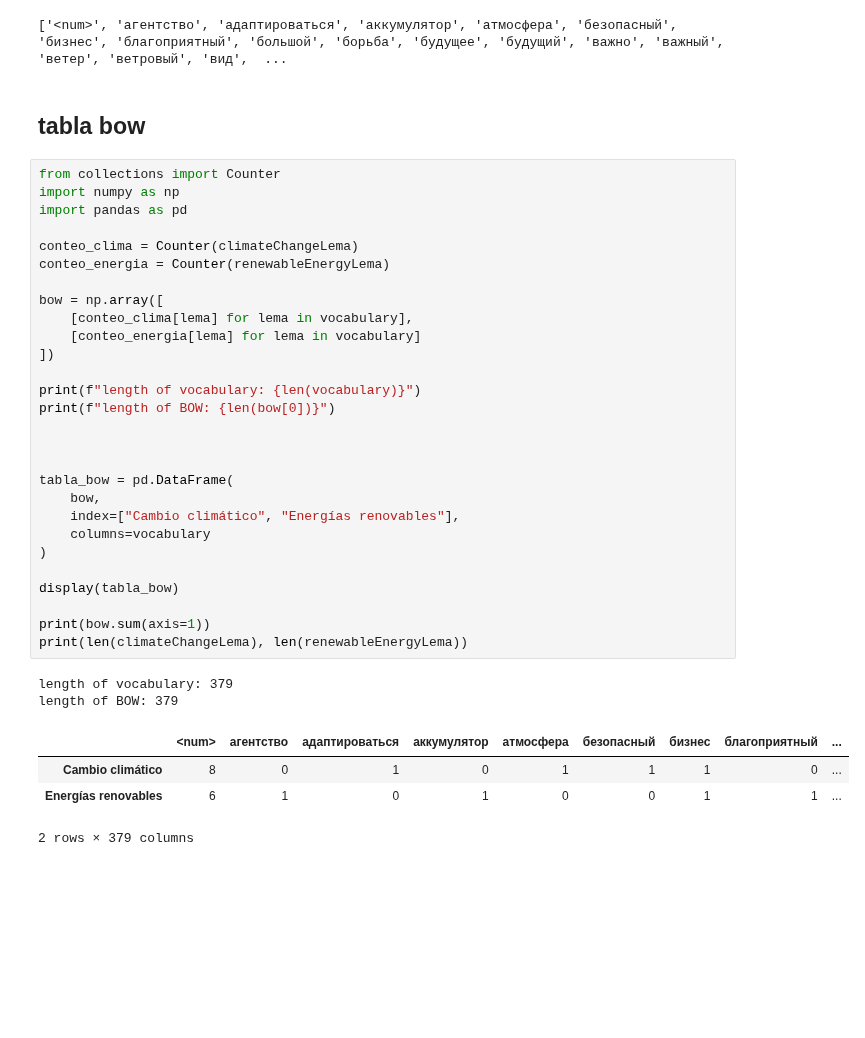
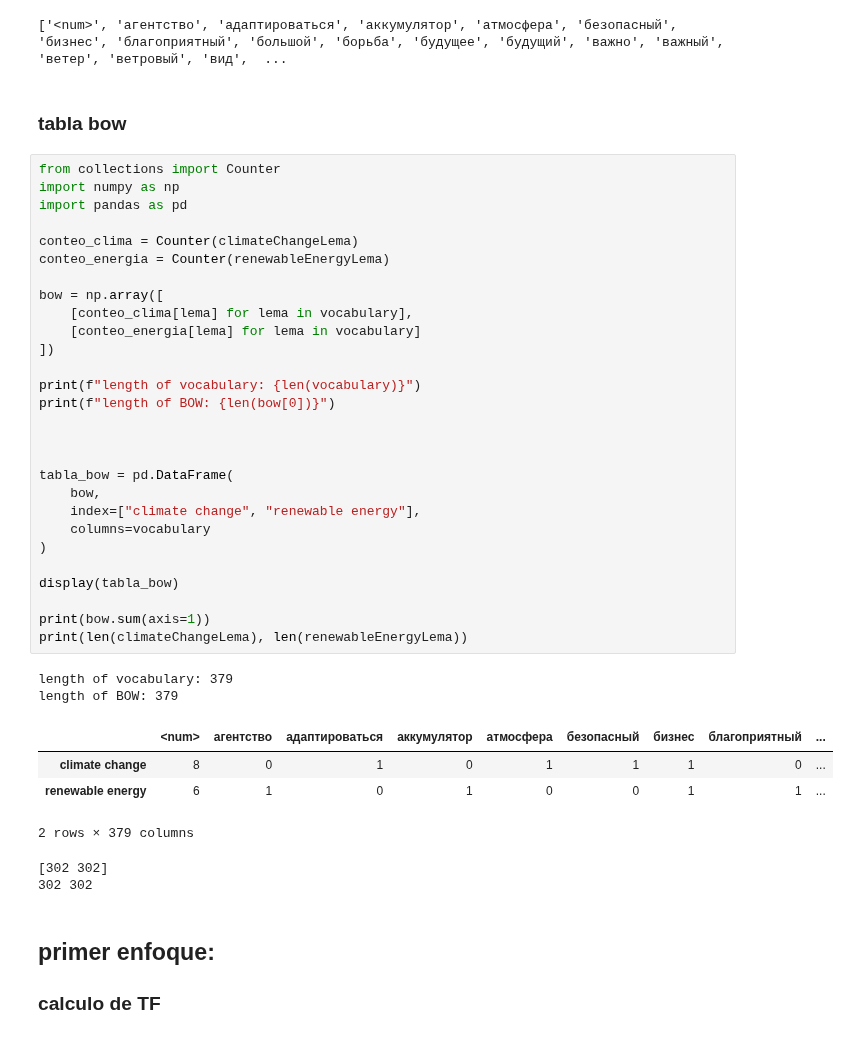
Before and after one commit to qjarishekka/tec-data-analisis, a Jupyter notebook: lab04/task/task.ipynb, the cells around one changed output. Saved outputs shown, nothing was run; the diff lists cells and outputs as text; blank space fills up the shorter version.

```diff
--- a/lab04/task/task.ipynb
+++ b/lab04/task/task.ipynb
@@ -110,39 +113,45 @@ print(vocabulary)
 # %% [output]
 ['<num>', 'агентство', 'адаптироваться', 'аккумулятор', 'атмосфера', 'безопасный', 'бизнес', 'благоприятный', 'большой', 'борьба', 'будущее', 'будущий', 'важно', 'важный', 'ветер', 'ветровый', 'вид',  ...
 # %% [markdown]
-## tabla bow
+### tabla bow
 # %%
 from collections import Counter
 import numpy as np
 import pandas as pd
 
 conteo_clima = Counter(climateChangeLema)
 conteo_energia = Counter(renewableEnergyLema)
 
 bow = np.array([
     [conteo_clima[lema] for lema in vocabulary],
     [conteo_energia[lema] for lema in vocabulary]
 ])
 
 print(f"length of vocabulary: {len(vocabulary)}")
 print(f"length of BOW: {len(bow[0])}")
 
 
 
 tabla_bow = pd.DataFrame(
     bow,
-    index=["Cambio climático", "Energías renovables"],
+    index=["climate change", "renewable energy"],
     columns=vocabulary
 )
 
 display(tabla_bow)
 
 print(bow.sum(axis=1))
 print(len(climateChangeLema), len(renewableEnergyLema))
 # %% [output]
 length of vocabulary: 379
 length of BOW: 379
 |  | <num> | агентство | адаптироваться | аккумулятор | атмосфера | безопасный | бизнес | благоприятный | ... |
-| Cambio climático | 8 | 0 | 1 | 0 | 1 | 1 | 1 | 0 | ... |
-| Energías renovables | 6 | 1 | 0 | 1 | 0 | 0 | 1 | 1 | ... |
+| climate change | 8 | 0 | 1 | 0 | 1 | 1 | 1 | 0 | ... |
+| renewable energy | 6 | 1 | 0 | 1 | 0 | 0 | 1 | 1 | ... |
 2 rows × 379 columns
+[302 302]
+302 302
+# %% [markdown]
+## primer enfoque:
+
+### calculo de TF
```
Also changed, not shown: parts of 21 cells of this notebook, 2 other files.
